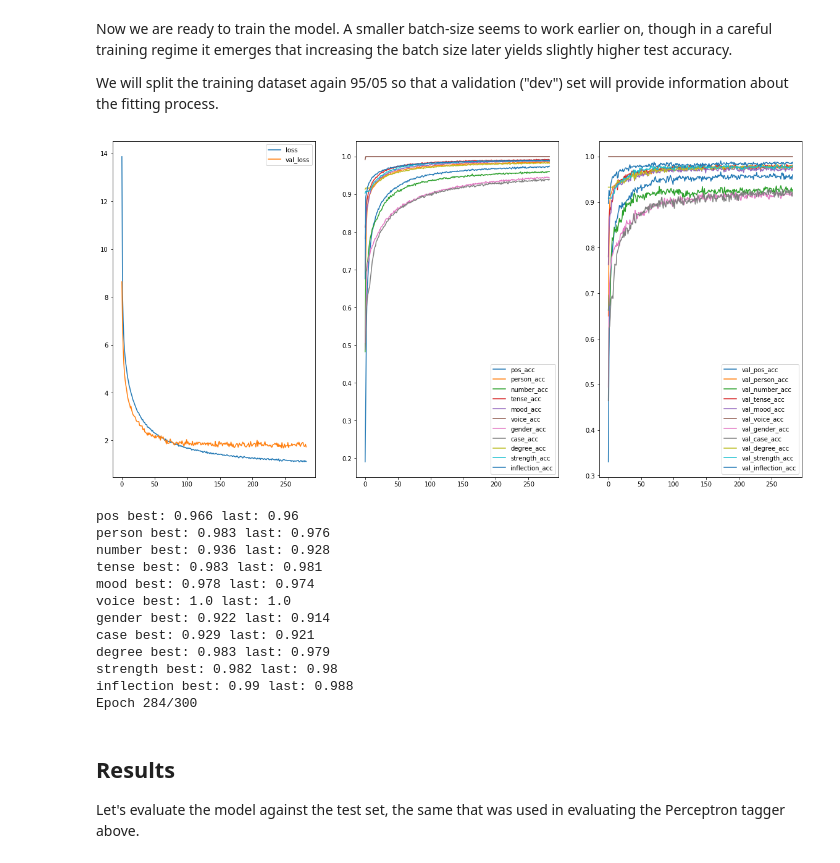
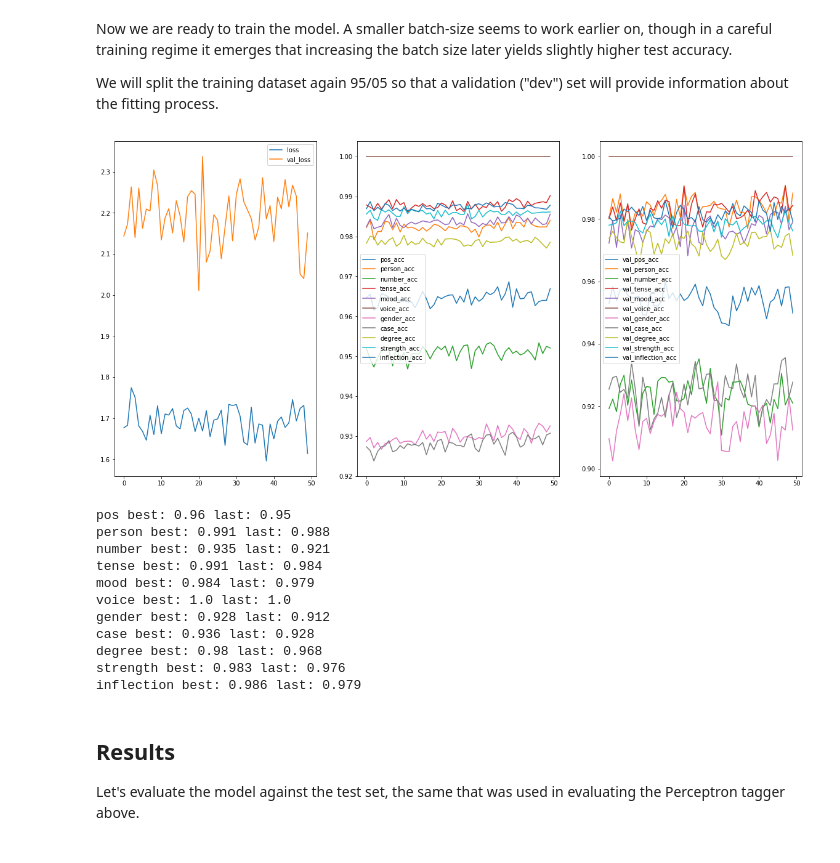
Before and after one commit to cltk/ang_models_cltk, a Jupyter notebook: notebooks/Morphological Analysis for Small Annotated Corpora.ipynb, the cells around one changed output. Saved outputs shown, nothing was run; the diff lists cells and outputs as text; code cells hidden in the pictures.

```diff
--- a/notebooks/Morphological Analysis for Small Annotated Corpora.ipynb
+++ b/notebooks/Morphological Analysis for Small Annotated Corpora.ipynb
@@ -612,7 +637,7 @@ def load_vocab(filename):
 
     return vocab, rev_vocab
 # %%
-vocab, rev_vocab = load_vocab('models/oe/oe_types.txt')
+vocab, rev_vocab = load_vocab('../models/oe/oe_types.txt')
 # %% [markdown]
 The vectors were computed using OE text found online.  All of the ISWOC corpus texts are included in this larger corpus, so there will be zero OOV terms during training and evaluation.
 # %%
@@ -625,7 +650,7 @@ Next, we load and normalize the vectors themselves.  The zeroeth vector contains
 import pickle
 
 def load_vectors(filename):
-    with open('oe_vectors.bin', 'rb') as f:
+    with open(filename, 'rb') as f:
         vectors = pickle.load(f)
 
     vectors = np.concatenate([np.zeros((1,300)),vectors],axis=0)
@@ -634,7 +659,7 @@ def load_vectors(filename):
 
     return norm_vectors
 # %%
-vectors = load_vectors('models/oe/oe_vectors.bin')
+vectors = load_vectors('../models/oe/oe_vectors.bin')
 # %% [markdown]
 Finally, we indexify the text into the vocabulary, thus linking the input sentences to entries in the vector table.  The latter will get loaded into a Keras embedding matrix.
 # %%
@@ -700,10 +725,10 @@ def make_char_word_rnn_model(
                              char_vector_width,
                              input_length = max_word_len,
                              trainable = True,
-                             mask_zero = True)
+                             mask_zero = False)
 
     def _word_analyzer_rnn(kernel_size):
-        rnn_layer = layers.Bidirectional(layers.LSTM(kernel_size, activation='tanh', dropout=0.2, recurrent_dropout=0.2))
+        rnn_layer = layers.Bidirectional(layers.GRU(kernel_size, activation='tanh', dropout=0.2, recurrent_dropout=0.2))
         return rnn_layer
 
     # encode the input
@@ -847,23 +873,22 @@ Now we are ready to train the model.  A smaller batch-size seems to work earlier
 We will split the training dataset again 95/05 so that a validation ("dev") set will provide information about the fitting process.
 # %%
 history = m1.fit([X, X2_train], [y for y in Y],
-                 batch_size=16, epochs=300,
+                 batch_size=4, epochs=50,
                  callbacks=[plot_losses],
                  validation_split = 0.05)
 # %% [output]
-[figure, old version]
+[figure, new version]
-pos best: 0.966 last: 0.96
-person best: 0.983 last: 0.976
-number best: 0.936 last: 0.928
-tense best: 0.983 last: 0.981
-mood best: 0.978 last: 0.974
+pos best: 0.96 last: 0.95
+person best: 0.991 last: 0.988
+number best: 0.935 last: 0.921
+tense best: 0.991 last: 0.984
+mood best: 0.984 last: 0.979
 voice best: 1.0 last: 1.0
-gender best: 0.922 last: 0.914
-case best: 0.929 last: 0.921
-degree best: 0.983 last: 0.979
-strength best: 0.982 last: 0.98
-inflection best: 0.99 last: 0.988
-Epoch 284/300
+gender best: 0.928 last: 0.912
+case best: 0.936 last: 0.928
+degree best: 0.98 last: 0.968
+strength best: 0.983 last: 0.976
+inflection best: 0.986 last: 0.979
 # %% [markdown]
 ## Results
 
```
Also changed, not shown: parts of 30 cells of this notebook, 1 other file.
